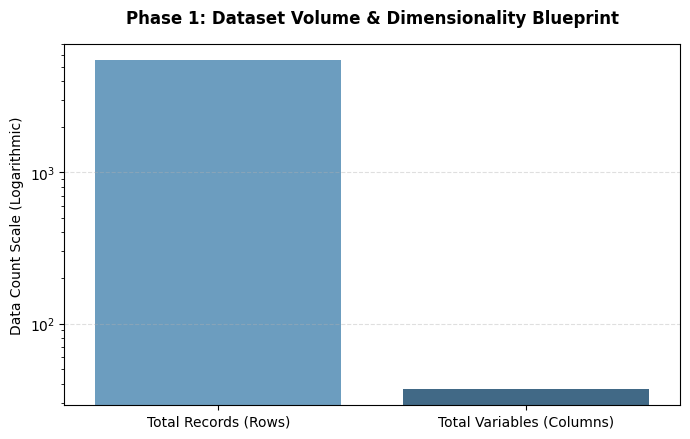
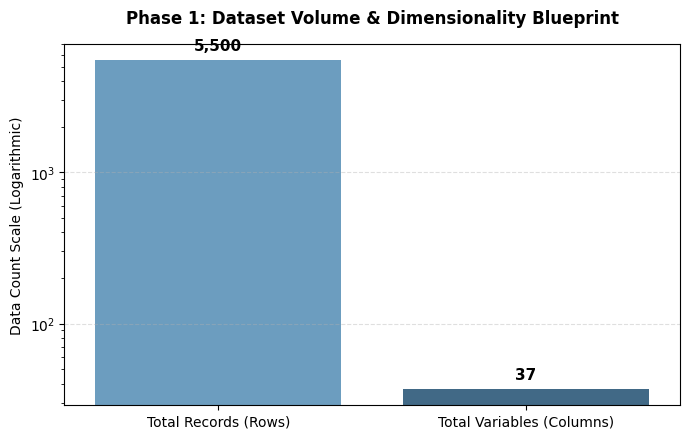
Code edit (unified diff) that turned the first committed figure into the second:
--- before
+++ after
@@ -13,7 +13,14 @@
     values = [rows, cols]
 
-    # Render a log-scaled bar chart to balance the 5,500 vs 37 structural difference
-    ax = sns.barplot(x=metrics, y=values, palette="Blues_d")
+    # Added hue=metrics and legend=False to resolve the deprecation warning cleanly
+    ax = sns.barplot(x=metrics, y=values, hue=metrics, palette="Blues_d", legend=False)
     plt.yscale('log')
+
+    # Inject data label value counts on top of bars
+    for p in ax.patches:
+        ax.annotate(f"{int(p.get_height()):,}",
+                    (p.get_x() + p.get_width() / 2., p.get_height()),
+                    ha='center', va='bottom', fontsize=11, fontweight='bold', color='black', xytext=(0, 5),
+                    textcoords='offset points')
 
     plt.title("Phase 1: Dataset Volume & Dimensionality Blueprint", fontsize=12, fontweight='bold', pad=15)

Commit: Created using Colab